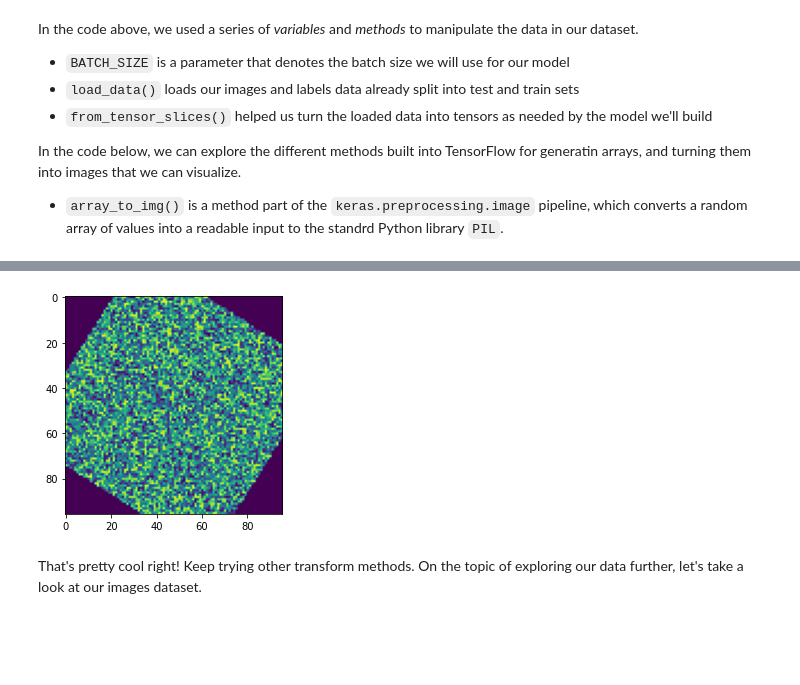
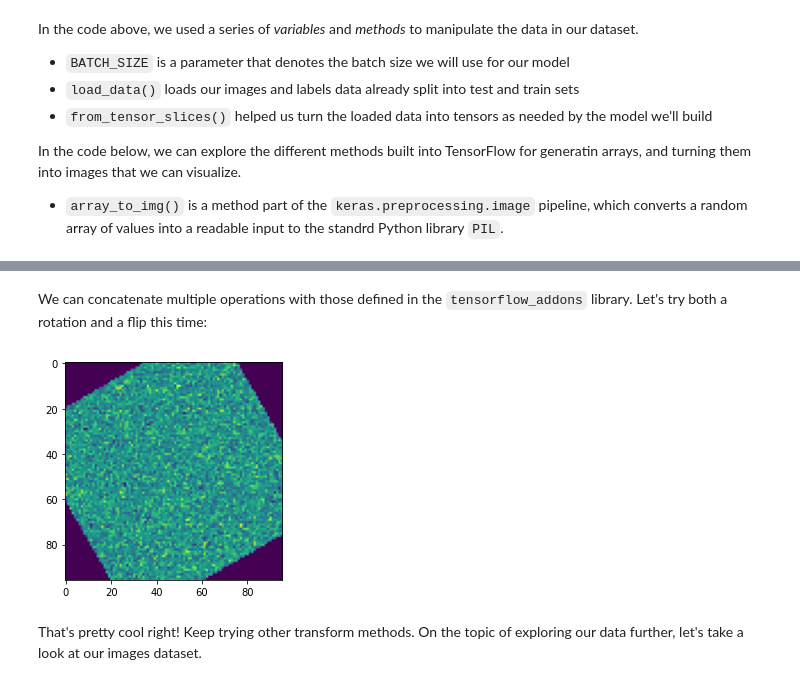
Before and after one commit to datasith/ML-Notebooks-TensorFlow, a Jupyter notebook: A_Gentle_Introduction_to_TensorFlow.ipynb, the cells around one changed output, grey strips where cells are left out. Cells and saved outputs as stored; diff of their text form; code cells hidden in the pictures; blank space fills up the shorter version.

```diff
--- a/A_Gentle_Introduction_to_TensorFlow.ipynb
+++ b/A_Gentle_Introduction_to_TensorFlow.ipynb
@@ -126,13 +129,13 @@ Notice you can put the transformations within `transforms.Compose(...)`. You can
-# %%
-## dummy transform
-dummy2_transform = transforms.Compose(
-    [transforms.RandomRotation(45), transforms.RandomVerticalFlip()])
-
-dummy2_result = dummy2_transform(image)
-
-_ = plt.imshow(dummy2_result)
-# %% [output]
-[figure, removed]
+# %% [markdown]
+We can concatenate multiple operations with those defined in the `tensorflow_addons` library. Let's try both a rotation and a flip this time:
+# %%
+## dummy transform
+rotate = tfa.image.rotate(image_tensor, tf.constant(np.pi/3))
+flip = tf.image.flip_left_right(rotate)
+image = tf.keras.preprocessing.image.array_to_img(flip)
+_ = plt.imshow(image)
+# %% [output]
+[figure, added]
 # %% [markdown]
 That's pretty cool right! Keep trying other transform methods. On the topic of exploring our data further, let's take a look at our images dataset.
 # %% [markdown]
```
Also changed, not shown: parts of 7 cells of this notebook.
